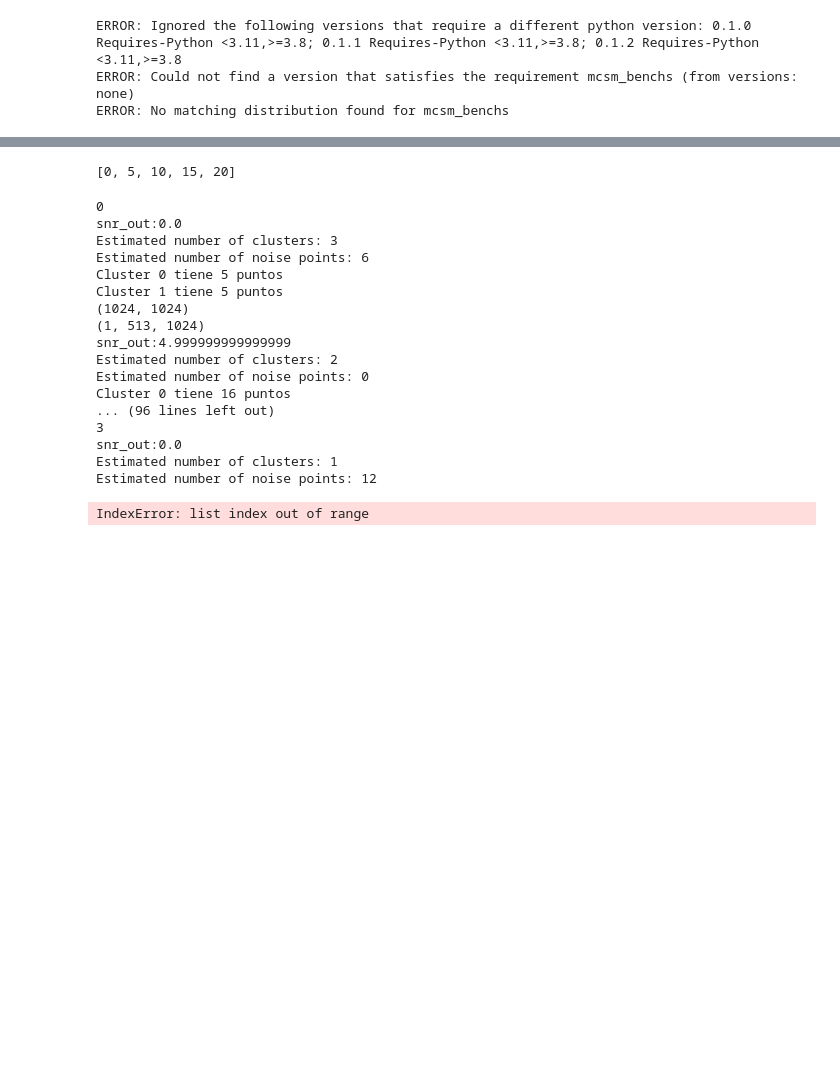
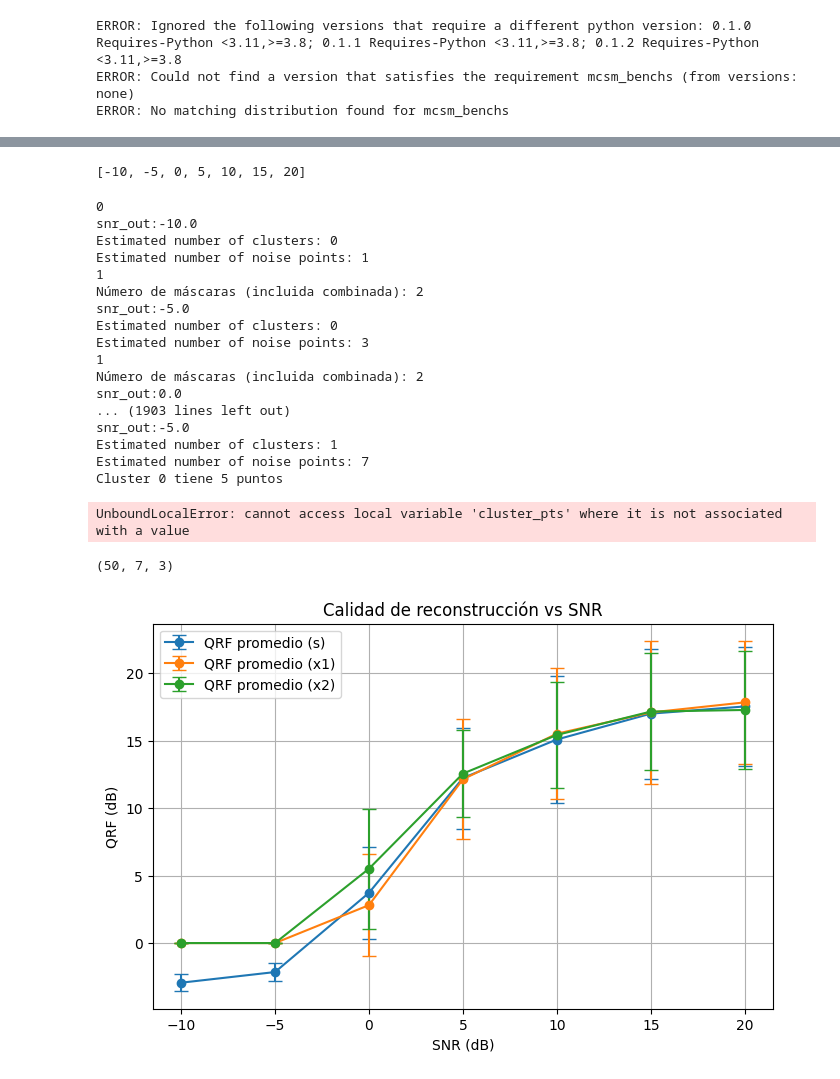
Before and after one commit to joacop01/Analisis-tiempo-frecuencia, a Jupyter notebook: sam2_0.ipynb, the cells around one changed output, grey strips where cells are left out. Cells and saved outputs as stored; diff of their text form; code cells hidden in the pictures; blank space fills up the shorter version.

```diff
--- a/sam2_0.ipynb
+++ b/sam2_0.ipynb
@@ -728,15 +746,15 @@ Coeficiente de correlación de Pearson para x1: 0.9968
 # %%
-SNRs = [snr for snr in range(0,25,5)]
+SNRs = [snr for snr in range(-10, 25,5)]
 SNRs
 # %% [output]
-[0, 5, 10, 15, 20]
+[-10, -5, 0, 5, 10, 15, 20]
 # %%
-reps = 10
-QRF = np.zeros((reps,len(SNRs)))
+reps = 50
+QRF = np.zeros((reps,len(SNRs), 3))
 
-all_signals = [[None for _ in SNRs] for _ in range(reps)]
-all_images  = [[None for _ in SNRs] for _ in range(reps)]
-all_masks  = [[None for _ in SNRs] for _ in range(reps)]
+all_signals = []
+all_images  = []
+all_masks  = []
 
 def qrf(x,xhat):
   return 10*np.log10(np.sum(x**2)/np.sum((x-xhat)**2))
@@ -745,24 +763,56 @@ for j in range(reps):
     print(j)
     for i,snr in enumerate(SNRs):
         signal, noise = add_snr(signal_noiseless,snr)
-        mascaras, imagenes, senal_reconst, _, _ = sam_filtering_final(signal, Nfft=N,)
-        QRF[j,i] = qrf(signal_noiseless,senal_reconst[2])
+        mascaras, imagenes, senal_reconst, _ = sam_filtering_final(signal, Nfft=N,)
+
+        all_signals.append(senal_reconst)
+        all_images.append(image)
+        all_masks.append(mascaras)
+        if len(senal_reconst) > 2:
+          QRF[j,i, 0] = qrf(signal_noiseless,senal_reconst[2])
+          QRF[j,i, 1] = qrf(x1,senal_reconst[1])
+          QRF[j,i, 2] = qrf(x2,senal_reconst[0])
+        else:
+          QRF[j,i,0] = qrf(signal_noiseless, senal_reconst)
 # %% [output]
 0
+snr_out:-10.0
+Estimated number of clusters: 0
+Estimated number of noise points: 1
+1
+Número de máscaras (incluida combinada): 2
+snr_out:-5.0
+Estimated number of clusters: 0
+Estimated number of noise points: 3
+1
+Número de máscaras (incluida combinada): 2
 snr_out:0.0
-Estimated number of clusters: 3
-Estimated number of noise points: 6
+... (1903 lines left out)
+snr_out:-5.0
+Estimated number of clusters: 1
+Estimated number of noise points: 7
 Cluster 0 tiene 5 puntos
-Cluster 1 tiene 5 puntos
-(1024, 1024)
-(1, 513, 1024)
-snr_out:4.999999999999999
-Estimated number of clusters: 2
-Estimated number of noise points: 0
-Cluster 0 tiene 16 puntos
-... (96 lines left out)
-3
-snr_out:0.0
-Estimated number of clusters: 1
-Estimated number of noise points: 12
-IndexError: list index out of range
+UnboundLocalError: cannot access local variable 'cluster_pts' where it is not associated with a value
+# %%
+QRF.shape
+# %% [output]
+(50, 7, 3)
+# %%
+import numpy as np
+import matplotlib.pyplot as plt
+
+mean_QRF = np.mean(QRF, axis=0)  # Promedio de QRF sobre las 50 repeticiones
+std_QRF = np.std(QRF, axis=0)  # Desviación estándar para ver la dispersión
+
+plt.figure(figsize=(8,5))
+plt.errorbar(SNRs, mean_QRF[:,0], yerr=std_QRF[:,0], fmt='-o', capsize=5, label="QRF promedio (s)")
+plt.errorbar(SNRs, mean_QRF[:,1], yerr=std_QRF[:,1], fmt='-o', capsize=5, label="QRF promedio (x1)")
+plt.errorbar(SNRs, mean_QRF[:,2], yerr=std_QRF[:,2], fmt='-o', capsize=5, label="QRF promedio (x2)")
+plt.xlabel("SNR (dB)")
+plt.ylabel("QRF (dB)")
+plt.title("Calidad de reconstrucción vs SNR")
+plt.grid(True)
+plt.legend()
+plt.show()
+# %% [output]
+[figure, added]
```
Also changed, not shown: parts of 9 cells of this notebook.
